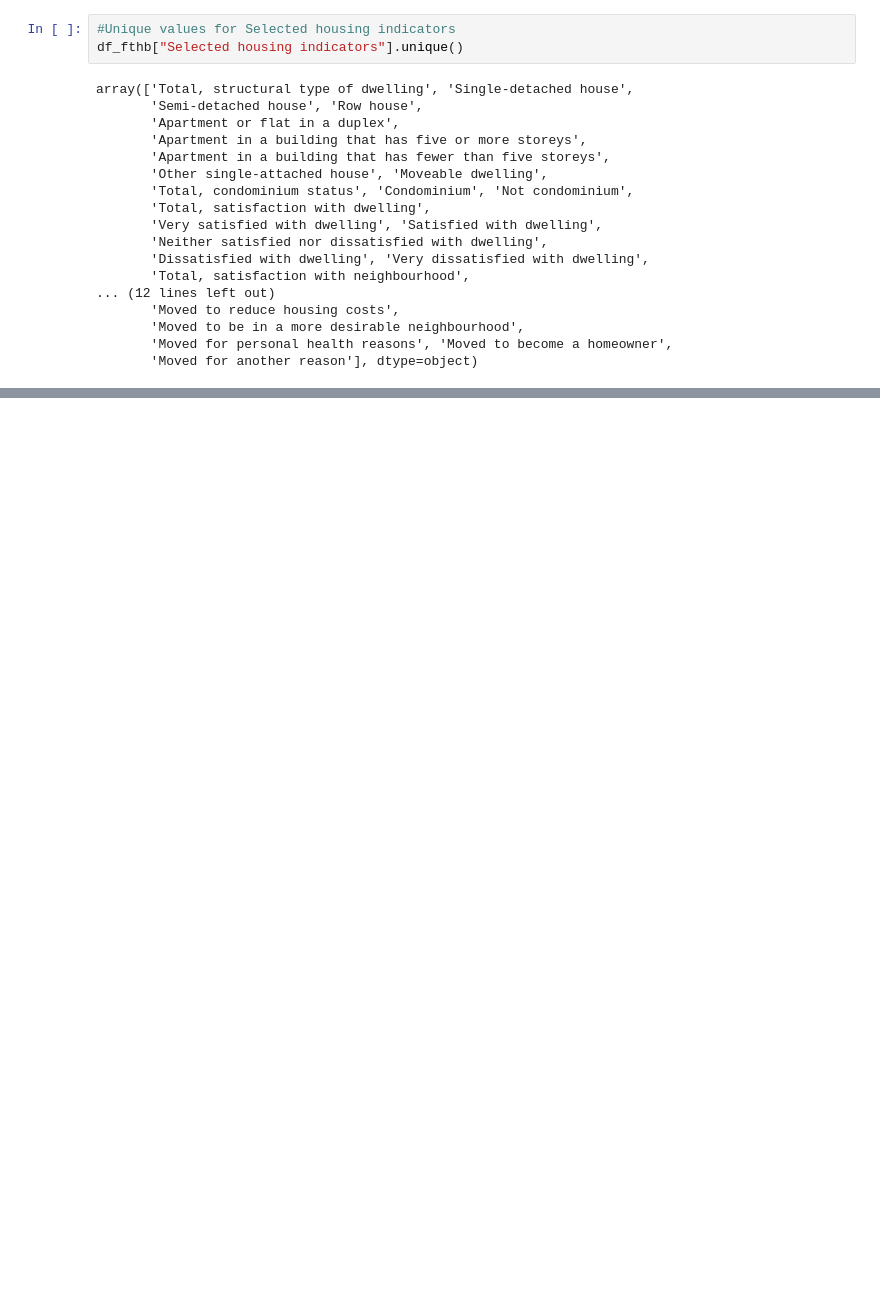
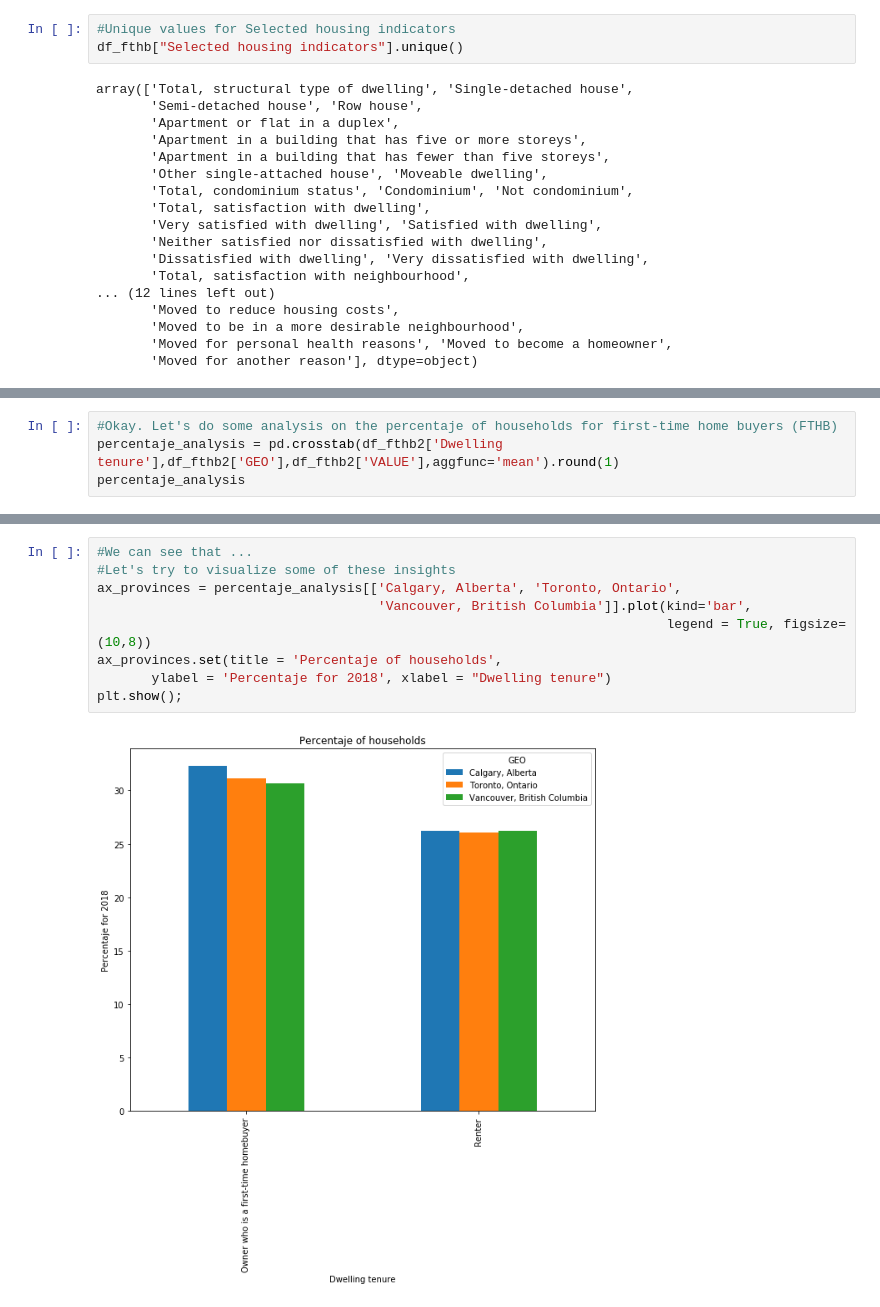
Before and after one commit to ronald-rgr/uWaterloo-datascience, a Jupyter notebook: Ron_FTHB.ipynb, the cells around one changed output, grey strips where cells are left out. Saved outputs shown, nothing was run; the diff lists cells and outputs as text; blank space fills up the shorter version.

```diff
--- a/Ron_FTHB.ipynb
+++ b/Ron_FTHB.ipynb
@@ -173,0 +256,4 @@ Housing_Indicator_Analysis
+# %%
+#Okay. Let's do some analysis on the percentaje of households for first-time home buyers (FTHB)
+percentaje_analysis = pd.crosstab(df_fthb2['Dwelling tenure'],df_fthb2['GEO'],df_fthb2['VALUE'],aggfunc='mean').round(1)
+percentaje_analysis
@@ -173,0 +278,11 @@ Housing_Indicator_Analysis
+# %%
+#We can see that ...
+#Let's try to visualize some of these insights
+ax_provinces = percentaje_analysis[['Calgary, Alberta', 'Toronto, Ontario',
+                                    'Vancouver, British Columbia']].plot(kind='bar',
+                                                                         legend = True, figsize=(10,8))
+ax_provinces.set(title = 'Percentaje of households',
+       ylabel = 'Percentaje for 2018', xlabel = "Dwelling tenure")
+plt.show();
+# %% [output]
+[figure, added]
```
Also changed, not shown: parts of 11 cells of this notebook, 1 other file.
